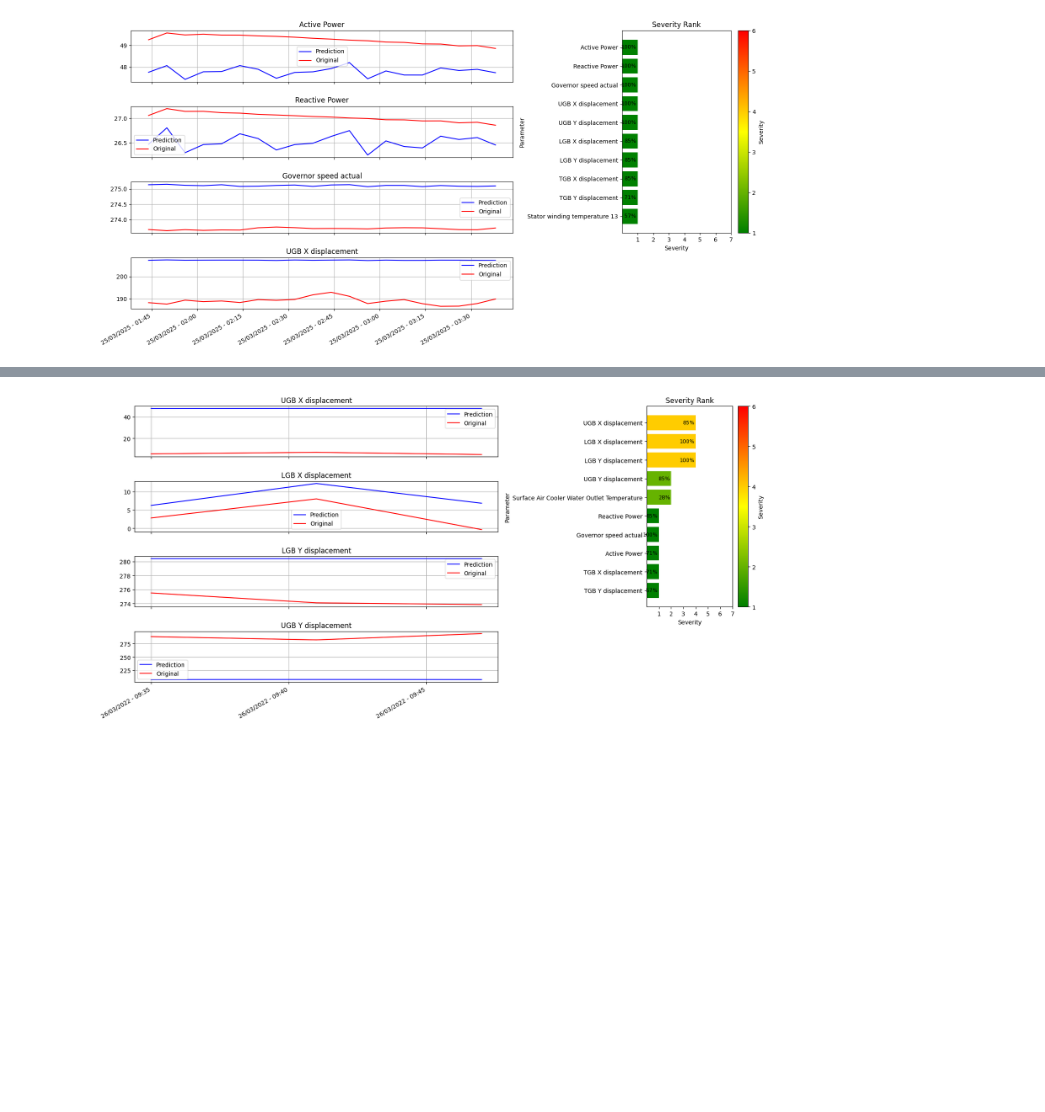
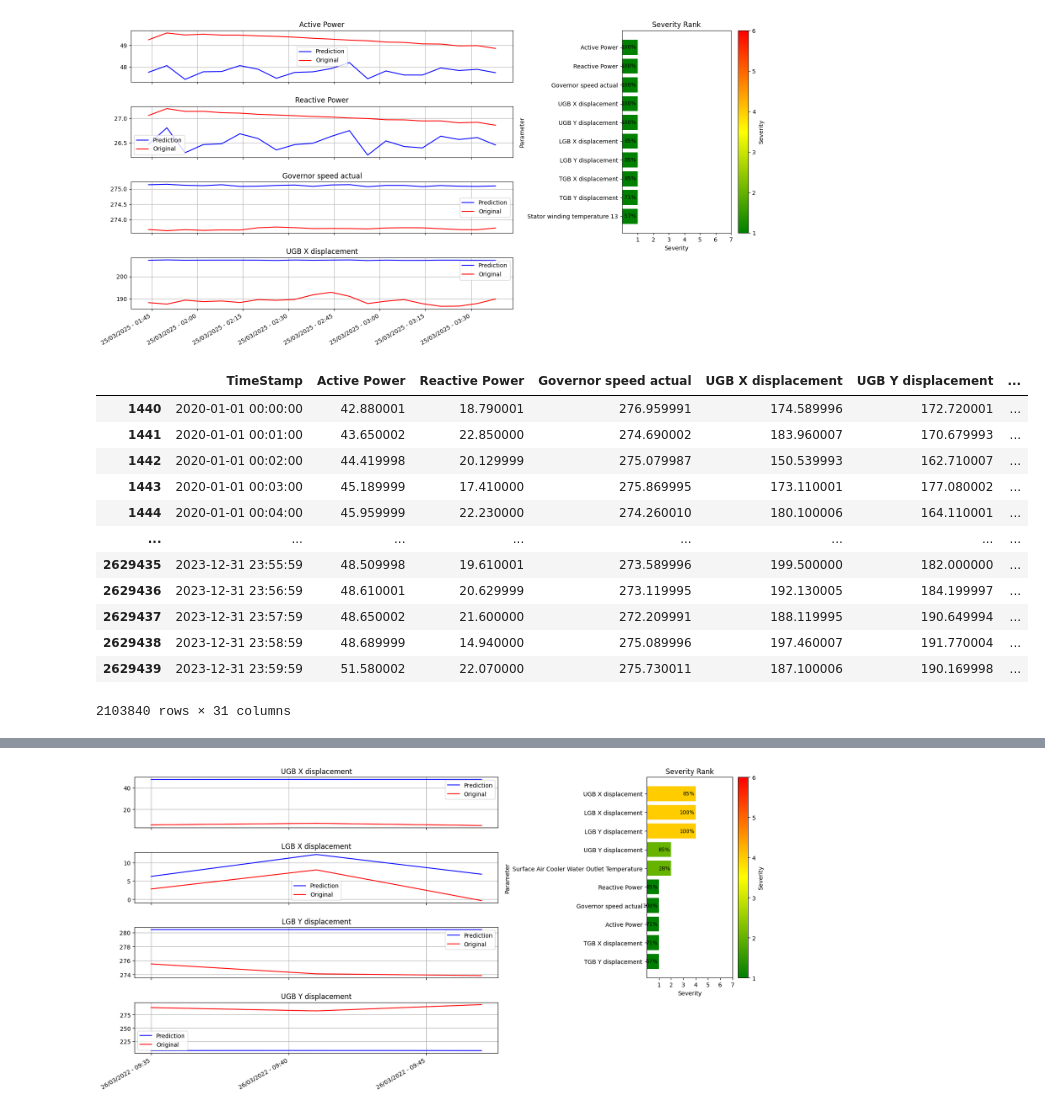
Before and after one commit to arkiven4/DTAAD, a Jupyter notebook: try_modular.ipynb, the cells around one changed output, grey strips where cells are left out. Saved outputs shown, nothing was run; the diff lists cells and outputs as text; code cells hidden in the pictures; blank space fills up the shorter version.

```diff
--- a/try_modular.ipynb
+++ b/try_modular.ipynb
@@ -651,4 +660,20 @@ counter_feature_s2, counter_feature_plot = calc_counterPercentage(threshold_perc
 fig = do_plotSeverityRank()
 # %% [output]
 [figure]
+# %%
+df_data_withtime
+# %% [output]
+|  | TimeStamp | Active Power | Reactive Power | Governor speed actual | UGB X displacement | UGB Y displacement | ... |
+| 1440 | 2020-01-01 00:00:00 | 42.880001 | 18.790001 | 276.959991 | 174.589996 | 172.720001 | ... |
+| 1441 | 2020-01-01 00:01:00 | 43.650002 | 22.850000 | 274.690002 | 183.960007 | 170.679993 | ... |
+| 1442 | 2020-01-01 00:02:00 | 44.419998 | 20.129999 | 275.079987 | 150.539993 | 162.710007 | ... |
+| 1443 | 2020-01-01 00:03:00 | 45.189999 | 17.410000 | 275.869995 | 173.110001 | 177.080002 | ... |
+| 1444 | 2020-01-01 00:04:00 | 45.959999 | 22.230000 | 274.260010 | 180.100006 | 164.110001 | ... |
+| ... | ... | ... | ... | ... | ... | ... | ... |
+| 2629435 | 2023-12-31 23:55:59 | 48.509998 | 19.610001 | 273.589996 | 199.500000 | 182.000000 | ... |
+| 2629436 | 2023-12-31 23:56:59 | 48.610001 | 20.629999 | 273.119995 | 192.130005 | 184.199997 | ... |
+| 2629437 | 2023-12-31 23:57:59 | 48.650002 | 21.600000 | 272.209991 | 188.119995 | 190.649994 | ... |
+| 2629438 | 2023-12-31 23:58:59 | 48.689999 | 14.940000 | 275.089996 | 197.460007 | 191.770004 | ... |
+| 2629439 | 2023-12-31 23:59:59 | 51.580002 | 22.070000 | 275.730011 | 187.100006 | 190.169998 | ... |
+2103840 rows × 31 columns
 # %%
```
Also changed, not shown: parts of 19 cells of this notebook, 3 other files.
